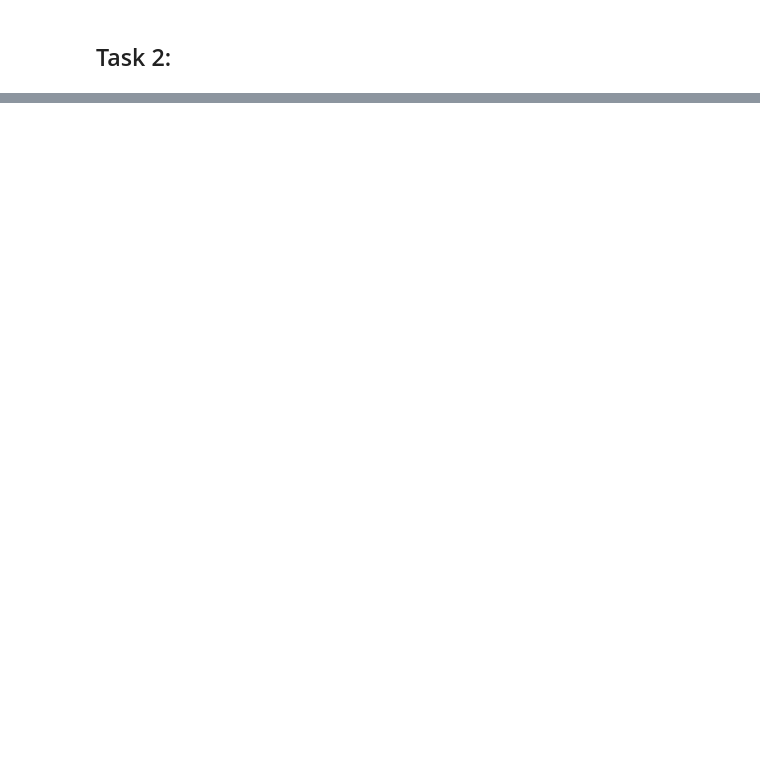
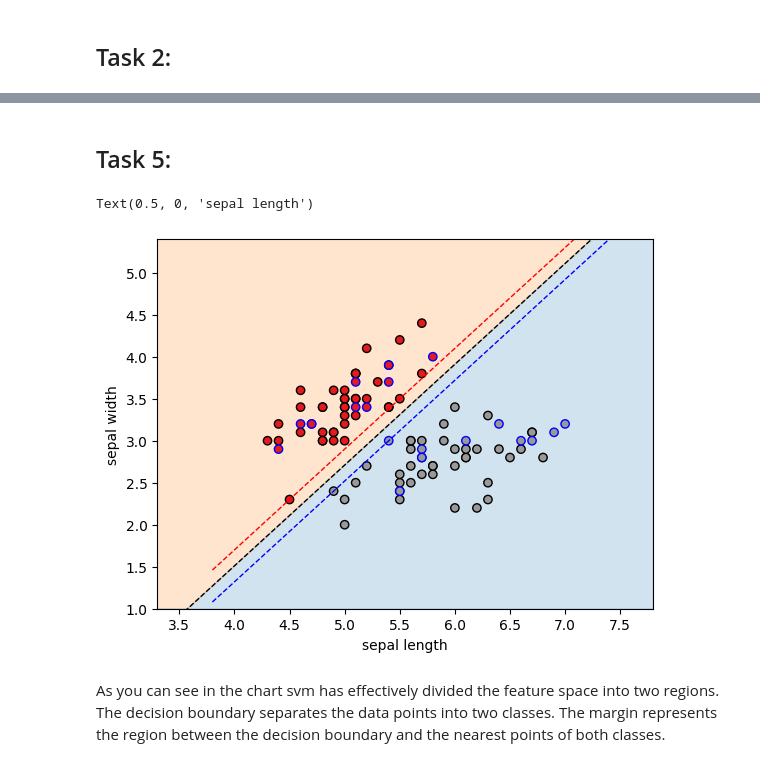
Before and after one commit to Makarasaki/ML_lab, a Jupyter notebook: lab_2/lab_2.ipynb, the cells around one changed output, grey strips where cells are left out. Drawn from its saved outputs; the diff is of its cells as text; code cells hidden in the pictures; blank space fills up the shorter version.

```diff
--- a/lab_2/lab_2.ipynb
+++ b/lab_2/lab_2.ipynb
@@ -155,0 +328,50 @@ plt.show()
+# %% [markdown]
+## Task 5:
+# %%
+from sklearn.svm import SVC
+
+svc = SVC(kernel="linear", C=1E10).fit(X01_train, y01_train)
+
+# read the Support Vector Machine model parameters
+b = svc.intercept_[0]
+w1, w2 = svc.coef_.T
+
+# calculate the intercept and gradient of the decision boundary.
+c = -b/w2
+m = -w1/w2
+
+
+x_margins =np.arange(x_min,x_max)
+y_margins = m * x_margins - (svc.intercept_[0]) / w2
+
+margin = 1 / np.sqrt(np.sum(svc.coef_**2))
+
+y_margins_up = y_margins + np.sqrt(1 + m**2) * margin
+y_margins_down = y_margins - np.sqrt(1 + m**2) * margin
+
+# plot the data and the classification with the secision boundary
+xmin, xmax = np.min(X01_train, 0)[0] - 1, np. max(X01_train, 0)[0] + 1
+ymin, ymax = np.min(X01_train, 0)[1] - 1, np. max(X01_train, 0)[1] + 1
+
+xd = np.array([xmin, xmax])
+yd = m*xd +c
+
+plt.figure()
+plt.plot(xd, yd, 'k', lw=1, ls='--')
+plt.plot(x_margins,y_margins_up, 'r', lw=1, ls='--')
+plt.plot(x_margins,y_margins_down, 'b', lw=1, ls='--')
+plt.fill_between(xd, yd, ymin, color='tab:blue', alpha=0.2)
+plt.fill_between(xd, yd, ymax, color='tab:orange', alpha=0.2)
+
+plt.scatter(*X01_train.T, c = y01_train, cmap=plt.cm.Set1, edgecolors="k")
+plt.scatter(*X01_test.T, c = y01_test, cmap=plt.cm.Set1, edgecolors="b")
+
+plt.xlim(xmin, xmax)
+plt.ylim(ymin, ymax)
+plt.ylabel(r'sepal width')
+plt.xlabel(r'sepal length')
+# %% [output]
+Text(0.5, 0, 'sepal length')
+[figure, added]
+# %% [markdown]
+As you can see in the chart svm has effectively divided the feature space into two regions. The decision boundary separates the data points into two classes. The margin represents the region between the decision boundary and the nearest points of both classes.
```
Also changed, not shown: parts of 9 cells of this notebook.
